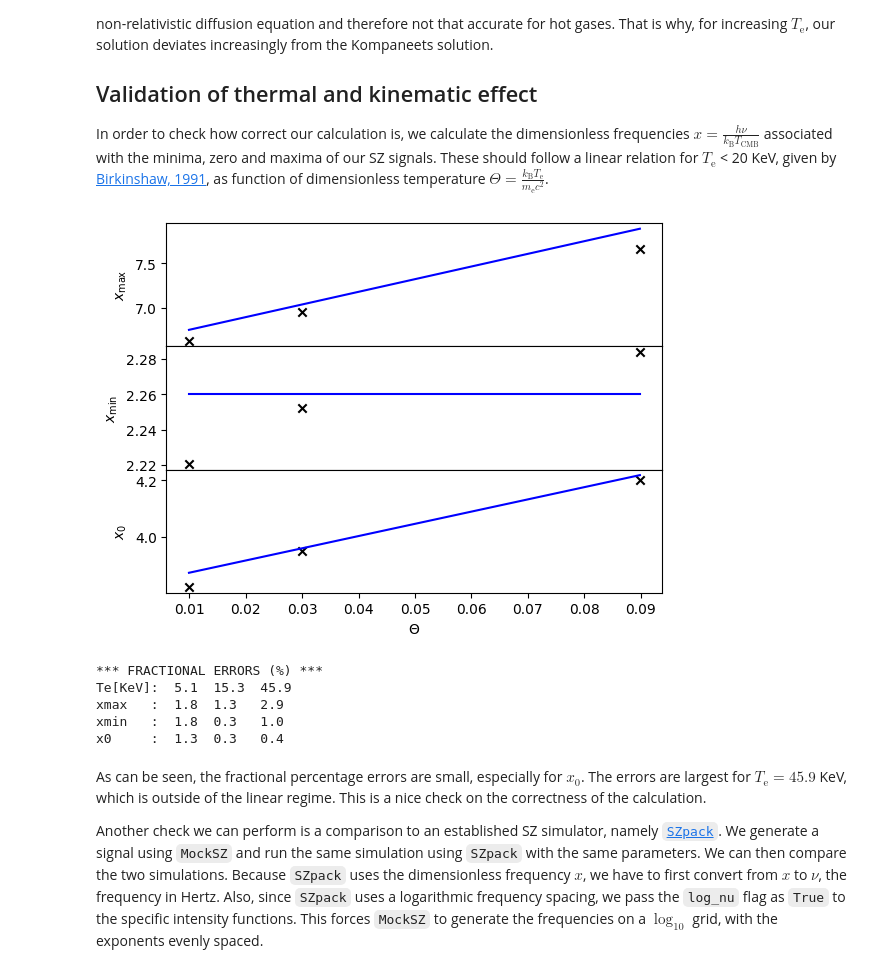
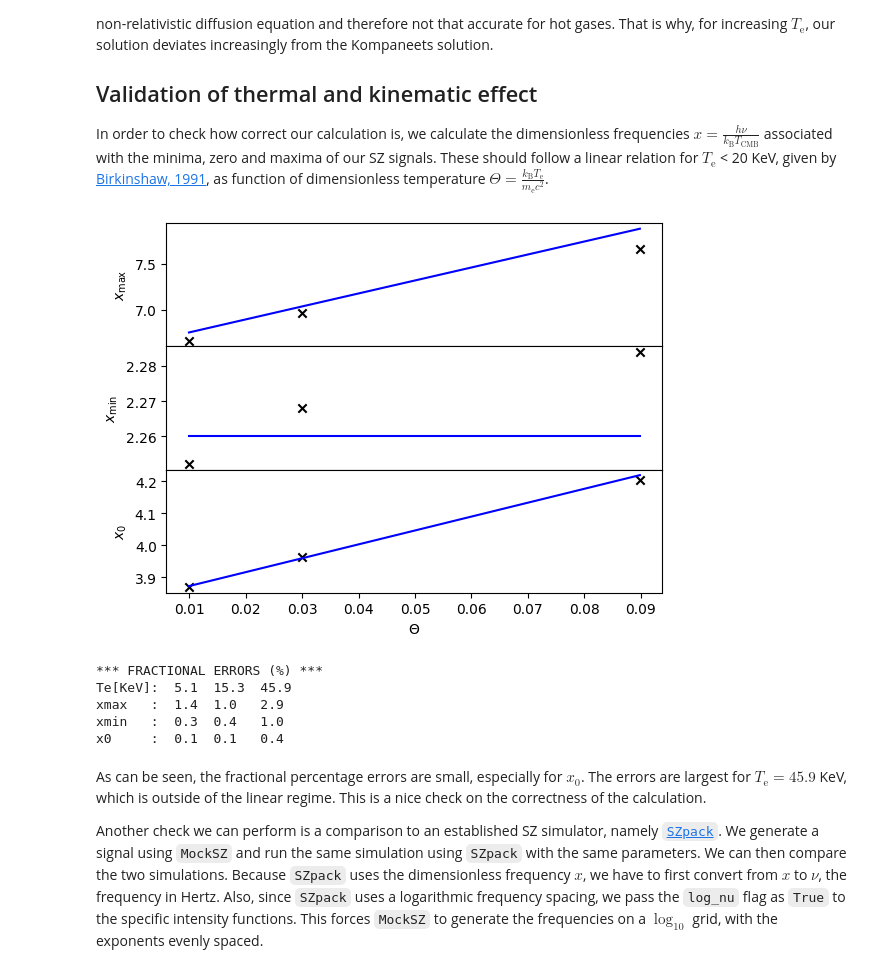
Before and after one commit to arendMoerman/MockSZ, a Jupyter notebook: etc/demos/SinglePointing.ipynb, the cells around one changed output. Cells and saved outputs as stored; diff of their text form; code cells hidden in the pictures.

```diff
--- a/etc/demos/SinglePointing.ipynb
+++ b/etc/demos/SinglePointing.ipynb
@@ -14,23 +14,23 @@ import os
 
 import numpy as np
 import matplotlib.pyplot as pt
-import scipy.optimize as opt
+#import scipy.optimize as opt
 
-import MockSZ.SinglePointing as MSPointing
+import MockSZ.Models as MModels
 import MockSZ.Conversions as MConv
 
 %matplotlib inline
+simObj = MModels.SinglePointing()
 
-eV_arr = np.array([5.1, 15.3, 45.9]) * 1e3
+Te = np.array([5.1, 15.3, 45.9])
 
-Te = MConv.eV_Temp(eV_arr)
-print(Te)
 tau_e = 0.01
 num_arr = 1000
 nu = np.linspace(100, 1000, num=num_arr) * 1e9
 nu_plot = nu * 1e-9
 
 beta_z = 0.01
+v_pec = beta_z * 3e8 * 1e-3
 
 fig, ax = pt.subplots(1,2, figsize=(10, 5))
 
@@ -38,26 +38,28 @@ xmin = []
 x0 = []
 xmax =[]
 for i in range(3):
-    SZ = MSPointing.getSpecIntensityRM(nu, Te[i], tau_e)
-    SZ_MJy = MConv.SI_JySr(SZ) * 1e-6
-    SZ_mK = MConv.SI_Temp(SZ, nu) * 1e3
+    tSZ = simObj.getSingleSignal_tSZ(nu, Te[i], no_CMB=True, n_s=500, n_beta=500) * tau_e
+    tSZ_MJy = MConv.SI_JySr(tSZ) * 1e-6
+    tSZ_mK = MConv.SI_Temp(tSZ, nu) * 1e3
 
-    label = r"$T_\mathrm{e}$" + f" = {eV_arr[i] * 1e-3:.1f} KeV"
+    label = r"$T_\mathrm{e}$" + f" = {Te[i]:.1f} KeV"
 
-    ax[0].plot(nu_plot, SZ_MJy, label=label)
-    ax[1].plot(nu_plot, SZ_mK, label=label)
+    ax[0].plot(nu_plot,tSZ_MJy, label=label)
+    ax[1].plot(nu_plot, tSZ_mK, label=label)
 
-    xmin.append(MConv.freq_x(nu[np.argmin(SZ)]))
-    xmax.append(MConv.freq_x(nu[np.argmax(SZ)]))
-    x0.append(MConv.freq_x(nu[np.argmin(np.absolute(SZ))]))
+    xmin.append(MConv.freq_x(nu[np.argmin(tSZ)]))
+    xmax.append(MConv.freq_x(nu[np.argmax(tSZ)]))
+    x0.append(MConv.freq_x(nu[np.argmin(np.absolute(tSZ))]))
 
 xmin = np.array(xmin)
 xmax = np.array(xmax)
 x0 = np.array(x0)
 
-kSZ = MSPointing.getSpecIntensityKSZ(nu, beta_z, tau_e)
-kSZ_MJy = MConv.SI_JySr(kSZ * 1e-6)
-kSZ_mK = MConv.SI_Temp(kSZ * 1e3, nu)
+kSZ = simObj.getSingleSignal_kSZ(nu, v_pec, n_mu=1000) * tau_e
+kSZ_MJy = MConv.SI_JySr(kSZ) * 1e-6
+kSZ_mK = MConv.SI_Temp(kSZ, nu) * 1e3
+
+#print(kSZ_MJy)
 
 label = r"kSZ, $\beta_z={:.2f}$".format(beta_z)
 
@@ -94,7 +95,7 @@ It is evident that the general relativistic treatment we followed deviates from
 
 In order to check how correct our calculation is, we calculate the dimensionless frequencies $x = \frac{h \nu}{k_\mathrm{B} T_\mathrm{CMB}}$ associated with the minima, zero and maxima of our SZ signals. These should follow a linear relation for $T_\mathrm{e}$ < 20 KeV, given by [Birkinshaw, 1991](https://ned.ipac.caltech.edu/level5/Birkinshaw/Birk3_4.html), as function of dimensionless temperature $\Theta = \frac{k_\mathrm{B} T_\mathrm{e}}{m_\mathrm{e} c^2}$.
 # %%
-theta = MConv.Te_theta(Te)
+theta = MConv.KeV_theta(Te)
 
 theta_test = np.linspace(theta[0],theta[-1],num=num_arr)
 
@@ -102,39 +103,39 @@ xmax_theo = 6.61 * (1 + 2.15*theta_test)
 xmin_theo = 2.26 * np.ones(num_arr)
 x0_theo = 3.83 * (1 + 1.13*theta_test)
 
 fig, ax = pt.subplots(3,1, sharex=True, gridspec_kw={"hspace":0})
 ax[0].scatter(theta, xmax, c="k", marker="x")
 ax[0].plot(theta_test, xmax_theo, c="b")
 ax[0].set_ylabel(r"$x_\mathrm{max}$")
 
 ax[1].scatter(theta, xmin, c="k", marker="x")
 ax[1].plot(theta_test, xmin_theo, c="b")
 ax[1].set_ylabel(r"$x_\mathrm{min}$")
 
 ax[2].scatter(theta, x0, c="k", marker="x")
 ax[2].plot(theta_test, x0_theo, c="b")
 ax[2].set_ylabel(r"$x_0$")
 
 ax[2].set_xlabel(r"$\Theta$")
 
 pt.show()
 
 errs_max = np.absolute(6.61 * (1 + 2.15*theta) - xmax) / xmax * 100
 errs_min = np.absolute(2.26 - xmin)/ xmin * 100
 errs_0 = np.absolute(3.83 * (1 + 1.13*theta) - x0) / x0 * 100
 
 print("*** FRACTIONAL ERRORS (%) ***")
 print("Te[KeV]:  5.1  15.3  45.9")
 print(f"xmax   :  {errs_max[0]:.1f}  {errs_max[1]:.1f}   {errs_max[2]:.1f}")
 print(f"xmin   :  {errs_min[0]:.1f}  {errs_min[1]:.1f}   {errs_min[2]:.1f}")
 print(f"x0     :  {errs_0[0]:.1f}  {errs_0[1]:.1f}   {errs_0[2]:.1f}")
 # %% [output]
-[figure, old version]
+[figure, new version]
 *** FRACTIONAL ERRORS (%) ***
 Te[KeV]:  5.1  15.3  45.9
-xmax   :  1.8  1.3   2.9
-xmin   :  1.8  0.3   1.0
-x0     :  1.3  0.3   0.4
+xmax   :  1.4  1.0   2.9
+xmin   :  0.3  0.4   1.0
+x0     :  0.1  0.1   0.4
 # %% [markdown]
 As can be seen, the fractional percentage errors are small, especially for $x_0$. The errors are largest for $T_\mathrm{e}=45.9$ KeV, which is outside of the linear regime. This is a nice check on the correctness of the calculation.
 
```
Also changed, not shown: parts of 4 cells of this notebook, 24 other files.
